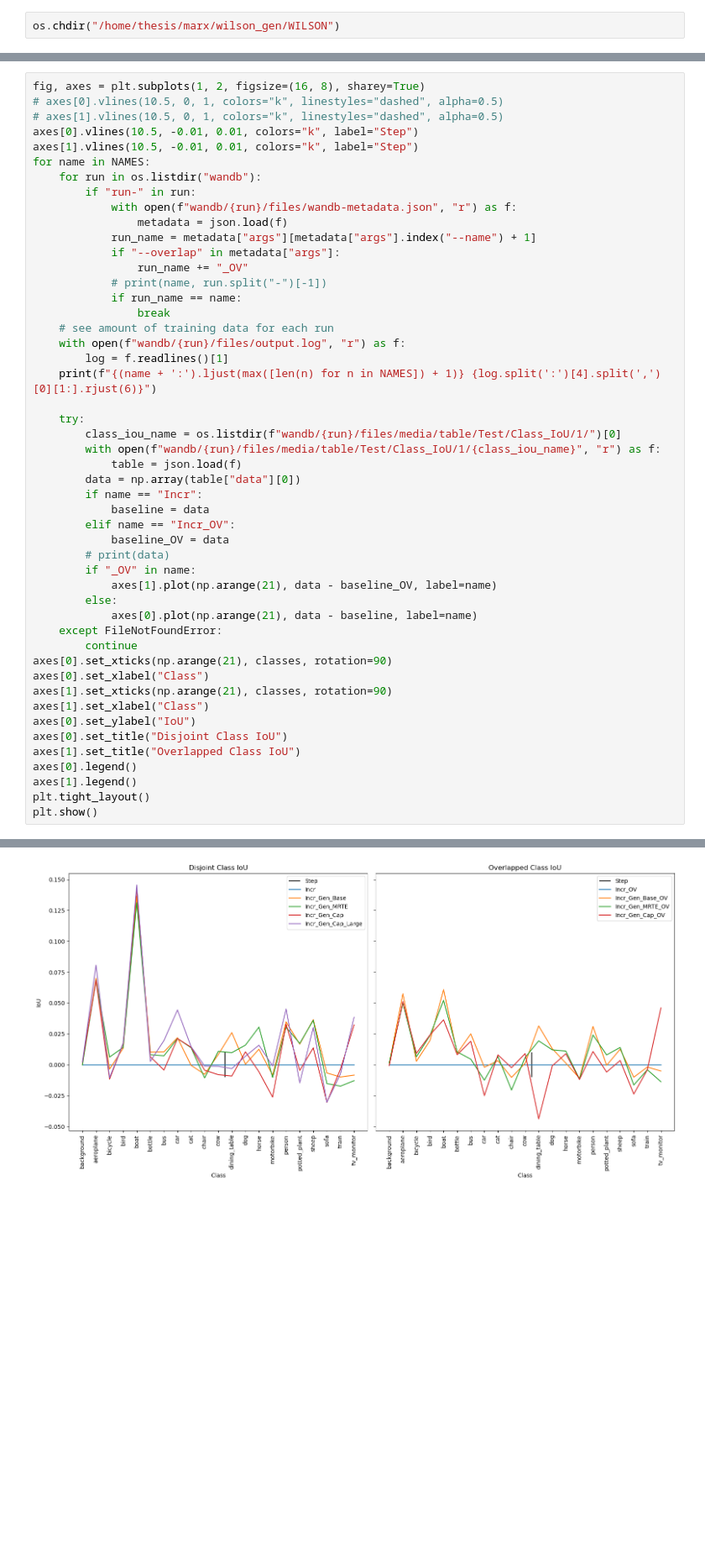
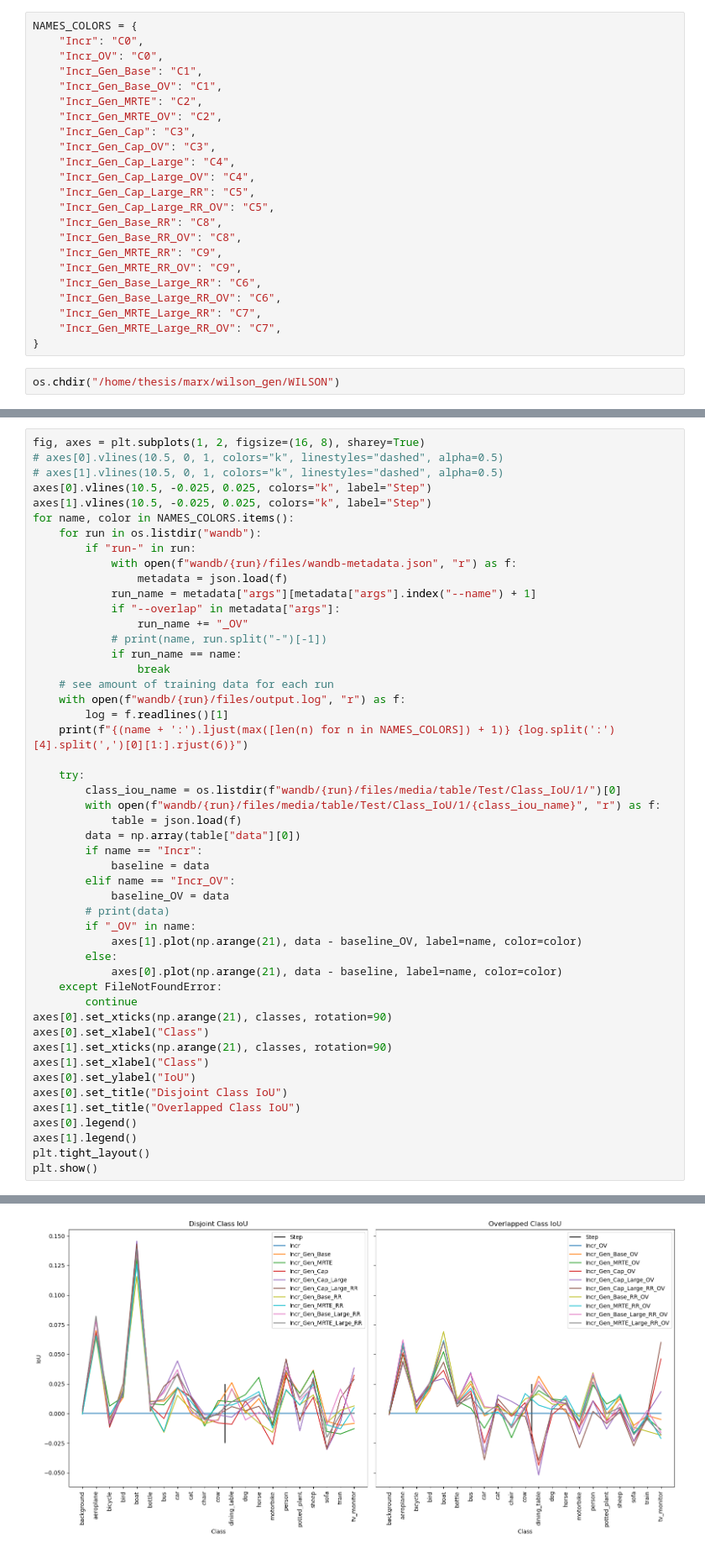
Before and after one commit to leon-marx/wilson_gen, a Jupyter notebook: scripts/plot_class_iou.ipynb, the cells around one changed output, grey strips where cells are left out. Shown: that part at 84% size. Drawn from its saved outputs; the diff is of its cells as text; blank space fills up the shorter version.

```diff
--- a/scripts/plot_class_iou.ipynb
+++ b/scripts/plot_class_iou.ipynb
@@ -26,3 +13,26 @@ NAMES = [
+# %%
+NAMES_COLORS = {
+    "Incr": "C0",
+    "Incr_OV": "C0",
+    "Incr_Gen_Base": "C1",
+    "Incr_Gen_Base_OV": "C1",
+    "Incr_Gen_MRTE": "C2",
+    "Incr_Gen_MRTE_OV": "C2",
+    "Incr_Gen_Cap": "C3",
+    "Incr_Gen_Cap_OV": "C3",
+    "Incr_Gen_Cap_Large": "C4",
+    "Incr_Gen_Cap_Large_OV": "C4",
+    "Incr_Gen_Cap_Large_RR": "C5",
+    "Incr_Gen_Cap_Large_RR_OV": "C5",
+    "Incr_Gen_Base_RR": "C8",
+    "Incr_Gen_Base_RR_OV": "C8",
+    "Incr_Gen_MRTE_RR": "C9",
+    "Incr_Gen_MRTE_RR_OV": "C9",
+    "Incr_Gen_Base_Large_RR": "C6",
+    "Incr_Gen_Base_Large_RR_OV": "C6",
+    "Incr_Gen_MRTE_Large_RR": "C7",
+    "Incr_Gen_MRTE_Large_RR_OV": "C7",
+}
 # %%
 os.chdir("/home/thesis/marx/wilson_gen/WILSON")
 # %%
@@ -64,9 +74,9 @@ classes = [
 fig, axes = plt.subplots(1, 2, figsize=(16, 8), sharey=True)
 # axes[0].vlines(10.5, 0, 1, colors="k", linestyles="dashed", alpha=0.5)
 # axes[1].vlines(10.5, 0, 1, colors="k", linestyles="dashed", alpha=0.5)
-axes[0].vlines(10.5, -0.01, 0.01, colors="k", label="Step")
-axes[1].vlines(10.5, -0.01, 0.01, colors="k", label="Step")
-for name in NAMES:
+axes[0].vlines(10.5, -0.025, 0.025, colors="k", label="Step")
+axes[1].vlines(10.5, -0.025, 0.025, colors="k", label="Step")
+for name, color in NAMES_COLORS.items():
     for run in os.listdir("wandb"):
         if "run-" in run:
             with open(f"wandb/{run}/files/wandb-metadata.json", "r") as f:
@@ -80,7 +90,7 @@ for name in NAMES:
     # see amount of training data for each run
     with open(f"wandb/{run}/files/output.log", "r") as f:
         log = f.readlines()[1]
-    print(f"{(name + ':').ljust(max([len(n) for n in NAMES]) + 1)} {log.split(':')[4].split(',')[0][1:].rjust(6)}")
+    print(f"{(name + ':').ljust(max([len(n) for n in NAMES_COLORS]) + 1)} {log.split(':')[4].split(',')[0][1:].rjust(6)}")
 
     try:
         class_iou_name = os.listdir(f"wandb/{run}/files/media/table/Test/Class_IoU/1/")[0]
@@ -93,9 +103,9 @@ for name in NAMES:
             baseline_OV = data
         # print(data)
         if "_OV" in name:
-            axes[1].plot(np.arange(21), data - baseline_OV, label=name)
+            axes[1].plot(np.arange(21), data - baseline_OV, label=name, color=color)
         else:
-            axes[0].plot(np.arange(21), data - baseline, label=name)
+            axes[0].plot(np.arange(21), data - baseline, label=name, color=color)
     except FileNotFoundError:
         continue
 axes[0].set_xticks(np.arange(21), classes, rotation=90)
@@ -123 +143 @@ Incr_Gen_Cap_Large_OV:  19154
-[figure, old version]
+[figure, new version]
```
Also changed, not shown: parts of 2 cells of this notebook, 17 other files.
